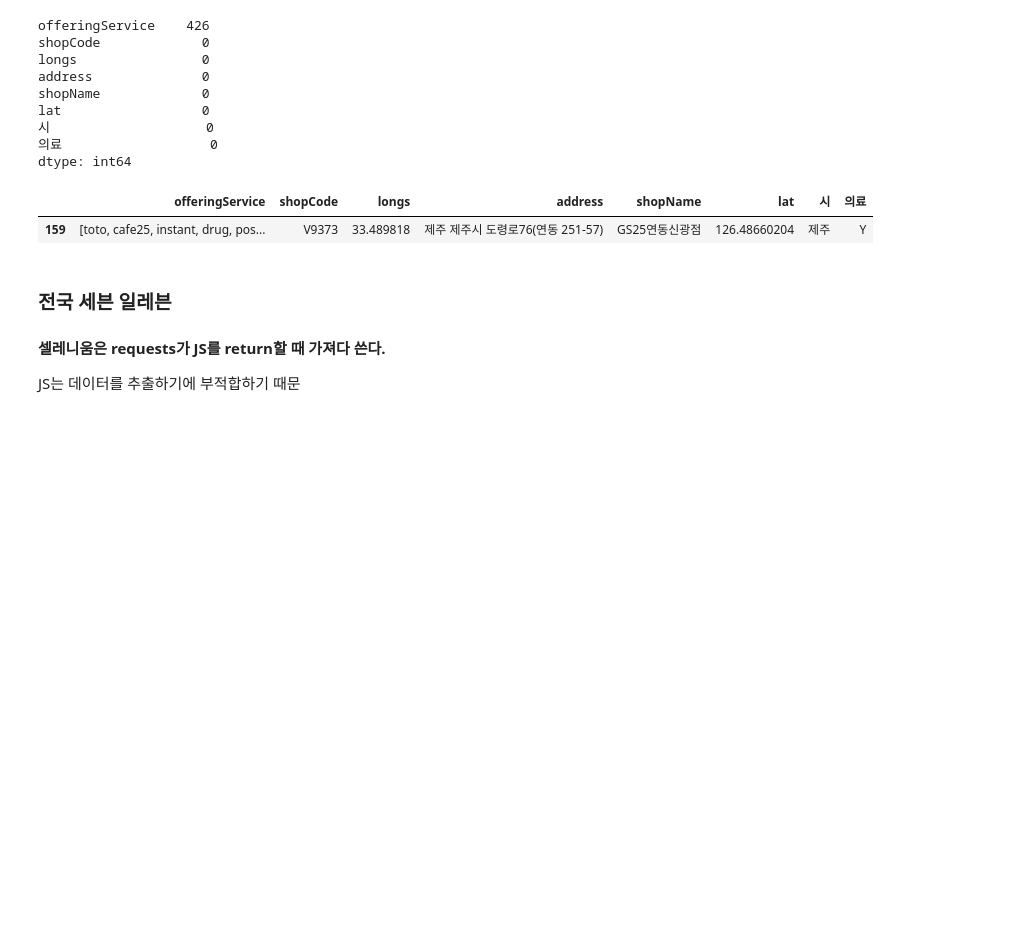
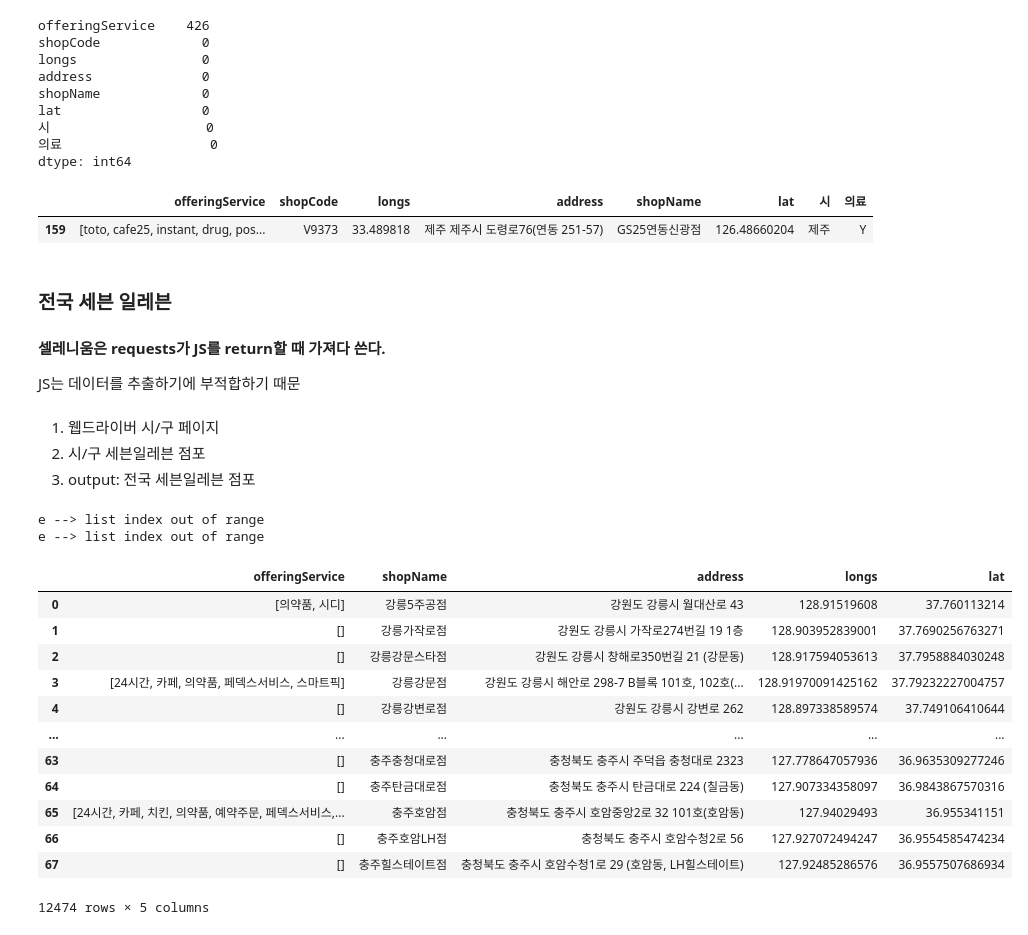
Before and after one commit to happyyeon/playdata, a Jupyter notebook: play_data/20230223.ipynb, the cells around one changed output. Cells and saved outputs as stored; diff of their text form; code cells hidden in the pictures; blank space fills up the shorter version.

```diff
--- a/play_data/20230223.ipynb
+++ b/play_data/20230223.ipynb
@@ -176,4 +176,6 @@ driver.get(url)
 from selenium.webdriver.common.by import By
 target_store = "#header > div > div > div.head_util > a.util_store.store_open"
 # %%
-driver.find_element(By.CSS_SELECTOR, target_store).click()
+def click(selector):
+    driver.find_element(By.CSS_SELECTOR, selector).click()
+    return
@@ -180,5 +184,5 @@ driver.find_element(By.CSS_SELECTOR, target_store).click()
 # %%
-seven = BS(driver.page_source)
+page = driver.page_source
 # %%
 def return_seven(page):
     global seven_total
@@ -196,3 +200,44 @@ def return_seven(page):
         seven_dict['lat'] = lat
         seven_total.append(seven_dict)
     return pd.DataFrame(seven_total)
+# %% [markdown]
+1. 웹드라이버 시/구 페이지
+2. 시/구 세븐일레븐 점포
+3. output: 전국 세븐일레븐 점포
+# %%
+import pandas as pd,time
+korea_seven = []
+for i in range(2,19):
+    click('#storeLaySido')
+    time.sleep(2)
+    click(f'#storeLaySido > option:nth-child({i})')
+    gugun_length = len(BS(driver.page_source).find('select', id='storeLayGu').findAll("option"))
+    for j in range(2,gugun_length+1):
+        try:
+            click("#storeLayGu")
+            time.sleep(2)
+            click(f"#storeLayGu > option:nth-child({j})")
+            click("#storeButton1")
+            time.sleep(2)
+            korea_seven.append(return_seven(driver.page_source))
+        except Exception as ex:
+            print(f"e --> {ex}")
+
+
+pd.concat(korea_seven)
+# %% [output]
+e --> list index out of range
+e --> list index out of range
+|  | offeringService | shopName | address | longs | lat |
+| 0 | [의약품, 시디] | 강릉5주공점 | 강원도 강릉시 월대산로 43 | 128.91519608 | 37.760113214 |
+| 1 | [] | 강릉가작로점 | 강원도 강릉시 가작로274번길 19 1층 | 128.903952839001 | 37.7690256763271 |
+| 2 | [] | 강릉강문스타점 | 강원도 강릉시 창해로350번길 21 (강문동) | 128.917594053613 | 37.7958884030248 |
+| 3 | [24시간, 카페, 의약품, 페덱스서비스, 스마트픽] | 강릉강문점 | 강원도 강릉시 해안로 298-7 B블록 101호, 102호(... | 128.91970091425162 | 37.79232227004757 |
+| 4 | [] | 강릉강변로점 | 강원도 강릉시 강변로 262 | 128.897338589574 | 37.749106410644 |
+| ... | ... | ... | ... | ... | ... |
+| 63 | [] | 충주충청대로점 | 충청북도 충주시 주덕읍 충청대로 2323 | 127.778647057936 | 36.9635309277246 |
+| 64 | [] | 충주탄금대로점 | 충청북도 충주시 탄금대로 224 (칠금동) | 127.907334358097 | 36.9843867570316 |
+| 65 | [24시간, 카페, 치킨, 의약품, 예약주문, 페덱스서비스,... | 충주호암점 | 충청북도 충주시 호암중앙2로 32 101호(호암동) | 127.94029493 | 36.955341151 |
+| 66 | [] | 충주호암LH점 | 충청북도 충주시 호암수청2로 56 | 127.927072494247 | 36.9554585474234 |
+| 67 | [] | 충주힐스테이트점 | 충청북도 충주시 호암수청1로 29 (호암동, LH힐스테이트) | 127.92485286576 | 36.9557507686934 |
+12474 rows × 5 columns
```
Also changed, not shown: parts of 2 cells of this notebook, 17 other files.
